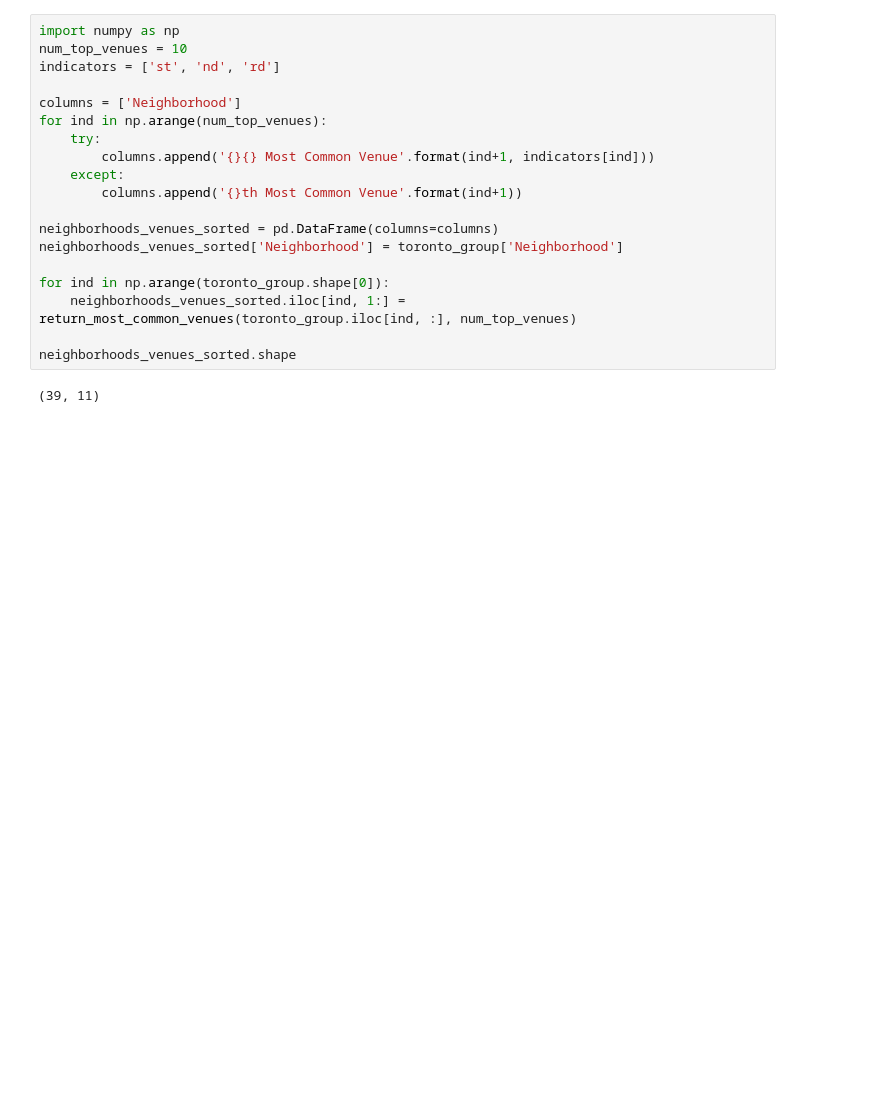
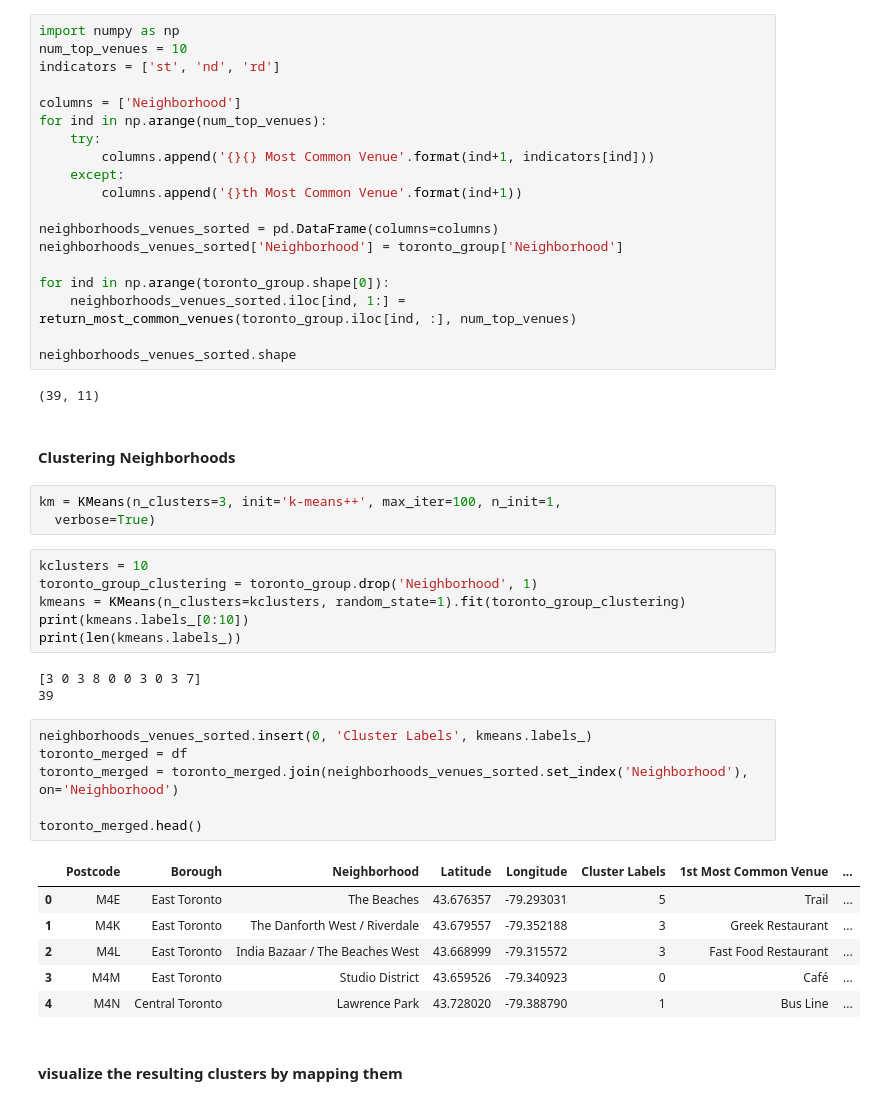
Before and after one commit to chitrangadh007/Coursera_Capstone, a Jupyter notebook: Capstone Project week 3.ipynb, the cells around one changed output. Saved outputs shown, nothing was run; the diff lists cells and outputs as text; blank space fills up the shorter version.

Commit message:
Published from Watson Studio.

```diff
--- a/Capstone Project week 3.ipynb
+++ b/Capstone Project week 3.ipynb
@@ -328,3 +336,32 @@ for ind in np.arange(toronto_group.shape[0]):
 neighborhoods_venues_sorted.shape
 # %% [output]
 (39, 11)
+# %% [markdown]
+#### Clustering Neighborhoods
+# %%
+km = KMeans(n_clusters=3, init='k-means++', max_iter=100, n_init=1,
+  verbose=True)
+# %%
+kclusters = 10
+toronto_group_clustering = toronto_group.drop('Neighborhood', 1)
+kmeans = KMeans(n_clusters=kclusters, random_state=1).fit(toronto_group_clustering)
+print(kmeans.labels_[0:10])
+print(len(kmeans.labels_))
+# %% [output]
+[3 0 3 8 0 0 3 0 3 7]
+39
+# %%
+neighborhoods_venues_sorted.insert(0, 'Cluster Labels', kmeans.labels_)
+toronto_merged = df
+toronto_merged = toronto_merged.join(neighborhoods_venues_sorted.set_index('Neighborhood'), on='Neighborhood')
+
+toronto_merged.head()
+# %% [output]
+|  | Postcode | Borough | Neighborhood | Latitude | Longitude | Cluster Labels | 1st Most Common Venue | ... |
+| 0 | M4E | East Toronto | The Beaches | 43.676357 | -79.293031 | 5 | Trail | ... |
+| 1 | M4K | East Toronto | The Danforth West / Riverdale | 43.679557 | -79.352188 | 3 | Greek Restaurant | ... |
+| 2 | M4L | East Toronto | India Bazaar / The Beaches West | 43.668999 | -79.315572 | 3 | Fast Food Restaurant | ... |
+| 3 | M4M | East Toronto | Studio District | 43.659526 | -79.340923 | 0 | Café | ... |
+| 4 | M4N | Central Toronto | Lawrence Park | 43.728020 | -79.388790 | 1 | Bus Line | ... |
+# %% [markdown]
+#### visualize the resulting clusters by mapping them
```
Also changed, not shown: parts of 5 cells of this notebook.
